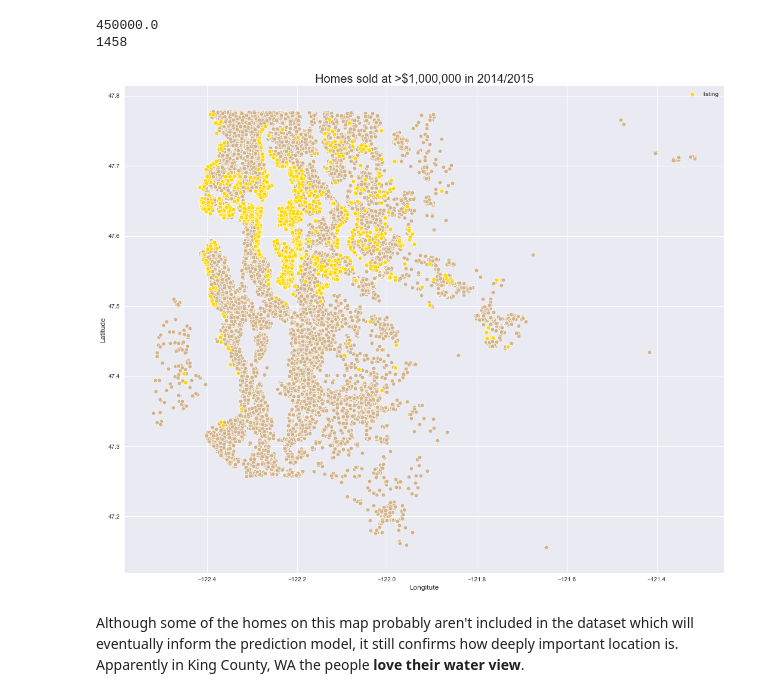
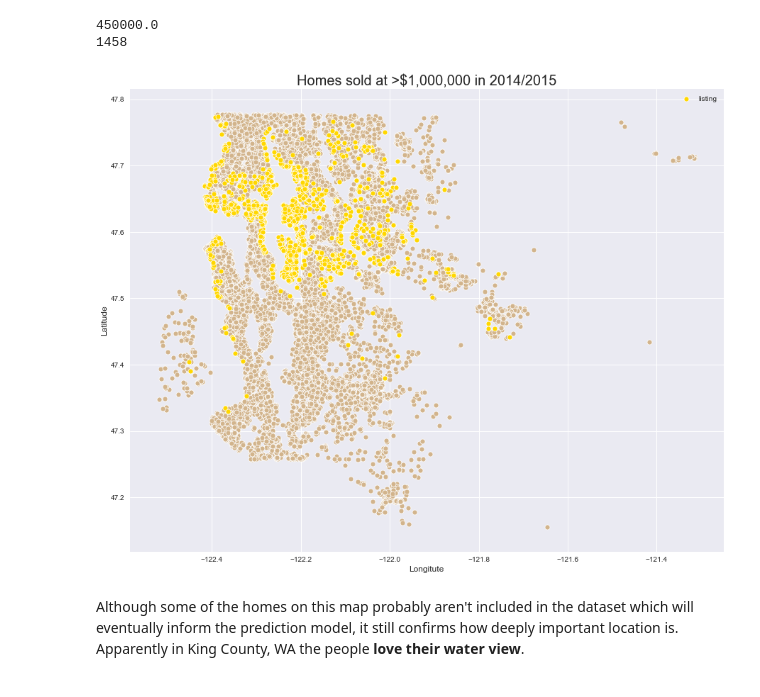
Before and after one commit to carlyf15/Housing_Predictions_for_House_Flippers, a Jupyter notebook: EDA.ipynb, the cells around one changed output. Cells and saved outputs as stored; diff of their text form; code cells hidden in the pictures.

Commit message:
Testing image

```diff
--- a/EDA.ipynb
+++ b/EDA.ipynb
@@ -354,16 +354,16 @@ print(len(df_bougie))
 450000.0
 1458
 # %%
-plt.figure(figsize=(18,15))
+plt.figure(figsize=(15,12))
 sns.scatterplot(x=df_orig['long'], y=df_orig['lat'], color ='tan')
-sns.scatterplot(x=df_bougie['long'], y=df_orig['lat'], color='gold', label = 'listing')
+sns.scatterplot(x=df_bougie['long'], y=df_bougie['lat'], color='gold', label = 'listing')
 plt.title('Homes sold at >$1,000,000 in 2014/2015', fontsize=20)
 plt.legend()
 plt.xlabel('Longitute', fontsize=12)
 plt.ylabel('Latitude', fontsize=12)
 plt.show()
 # %% [output]
-[figure, old version]
+[figure, new version]
 # %% [markdown]
 Although some of the homes on this map probably aren't included in the dataset which will eventually inform the prediction model, it still confirms how deeply important location is. Apparently in King County, WA the people **love their water view**.
 # %% [markdown]
```
Also changed, not shown: parts of 7 cells of this notebook, 5 other files.
